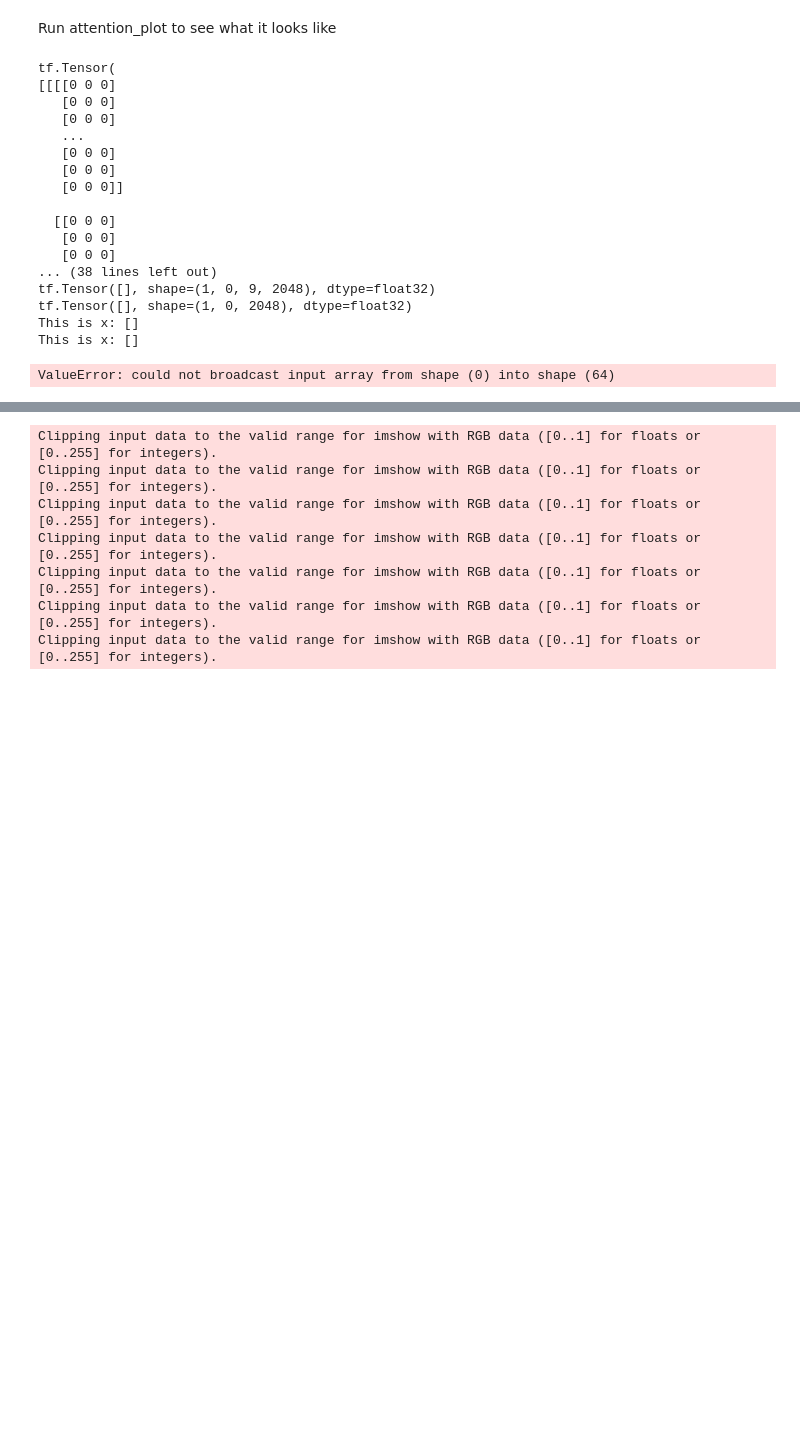
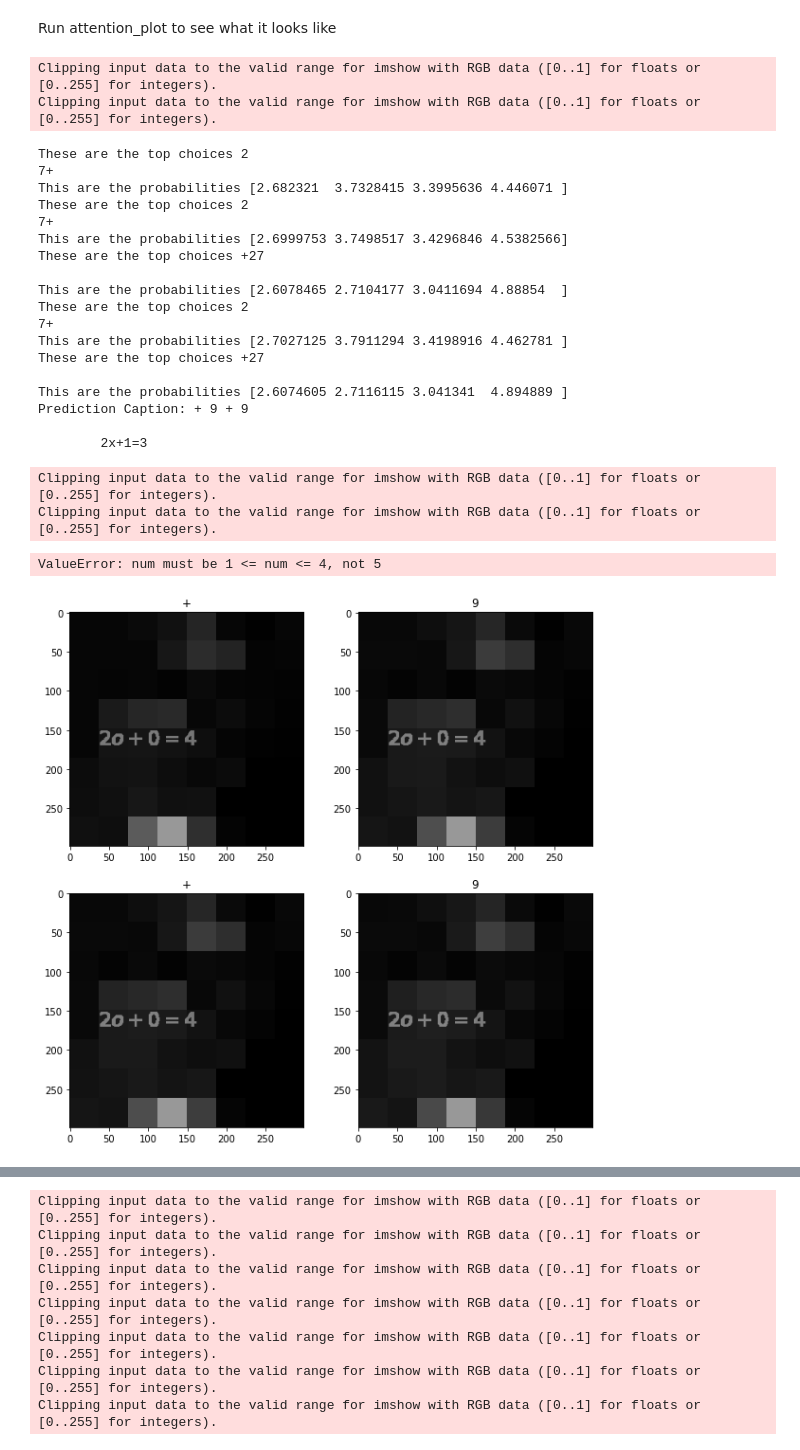
Before and after one commit to mallen-11/math-problem-solver, a Jupyter notebook: Notebooks/Morgan Copy Image Captioning with Attention (Drive).ipynb, the cells around one changed output, grey strips where cells are left out. Saved outputs shown, nothing was run; the diff lists cells and outputs as text; code cells hidden in the pictures; blank space fills up the shorter version.

```diff
--- a/Notebooks/Morgan Copy Image Captioning with Attention (Drive).ipynb
+++ b/Notebooks/Morgan Copy Image Captioning with Attention (Drive).ipynb
@@ -474,11 +492,10 @@ def evaluate(image):
         predicted_id = tf.random.categorical(predictions, 1)[0][0]
         predicted_id = int(predicted_id)
         result.append(tokenizer.index_word[predicted_id])
-        print(tokenizer.index_word[predicted_id])
-        ind = np.argpartition(predictions, -4)[-4:]
-        #print(ind)
-        #print(f'These are the top choices {tokenizer.index_word[ind[0][0]]},{tokenizer.index_word[ind[0][1]]},{tokenizer.index_word[ind[0][2]]},{tokenizer.index_word[ind[0][3]]},{tokenizer.index_word[ind[0][4]]}')
-        #print(f'This are the probabilities {predictions[ind]}')
+        #print(tokenizer.index_word[predicted_id])
+        ind = np.argpartition(predictions, -4)[0][-4:]
+        print(f'These are the top choices {"".join(tokenizer.index_word[c] for c in ind)}')
+        print(f'This are the probabilities {predictions.numpy()[0,ind]}')
 
         if tokenizer.index_word[predicted_id] == '\n':
             return result, attention_plot
@@ -517,27 +536,34 @@ def plot_attention(image, result, attention_plot):
 # %% [markdown]
 Run attention_plot to see what it looks like
 # %%
-result, attention_plot = evaluate(test_img)
+result, attention_plot = evaluate(test_img2)
 print ('Prediction Caption:', ' '.join(result))
-plot_attention(test_img, result, attention_plot)
+print(label_array[4001])
+plot_attention(test_img2, result, attention_plot)
 # opening the image
-plt.imshow(test_img)
+plt.imshow(test_img2)
 # %% [output]
-tf.Tensor(
-[[[[0 0 0]
-   [0 0 0]
-   [0 0 0]
-   ...
-   [0 0 0]
-   [0 0 0]
-   [0 0 0]]
-
-  [[0 0 0]
-   [0 0 0]
-   [0 0 0]
-... (38 lines left out)
-tf.Tensor([], shape=(1, 0, 9, 2048), dtype=float32)
-tf.Tensor([], shape=(1, 0, 2048), dtype=float32)
-This is x: []
-This is x: []
+Clipping input data to the valid range for imshow with RGB data ([0..1] for floats or [0..255] for integers).
+Clipping input data to the valid range for imshow with RGB data ([0..1] for floats or [0..255] for integers).
-ValueError: could not broadcast input array from shape (0) into shape (64)
+These are the top choices 2
+7+
+This are the probabilities [2.682321  3.7328415 3.3995636 4.446071 ]
+These are the top choices 2
+7+
+This are the probabilities [2.6999753 3.7498517 3.4296846 4.5382566]
+These are the top choices +27
+
+This are the probabilities [2.6078465 2.7104177 3.0411694 4.88854  ]
+These are the top choices 2
+7+
+This are the probabilities [2.7027125 3.7911294 3.4198916 4.462781 ]
+These are the top choices +27
+
+This are the probabilities [2.6074605 2.7116115 3.041341  4.894889 ]
+Prediction Caption: + 9 + 9
+
+        2x+1=3
+Clipping input data to the valid range for imshow with RGB data ([0..1] for floats or [0..255] for integers).
+Clipping input data to the valid range for imshow with RGB data ([0..1] for floats or [0..255] for integers).
+ValueError: num must be 1 <= num <= 4, not 5
+[figure, added]
```
Also changed, not shown: parts of 12 cells of this notebook.
